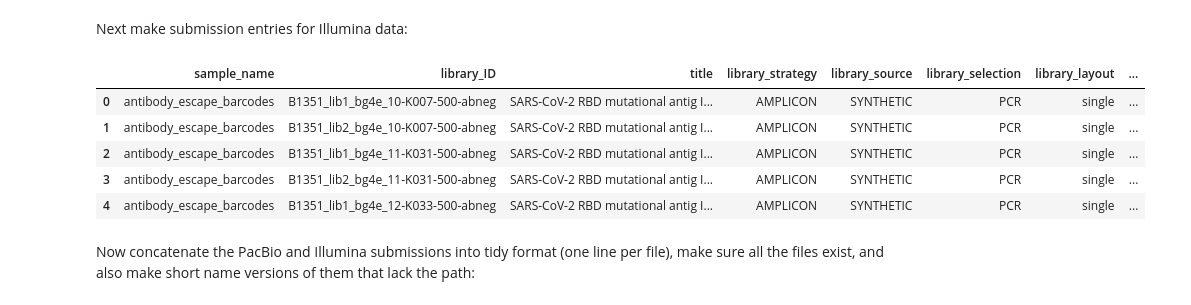
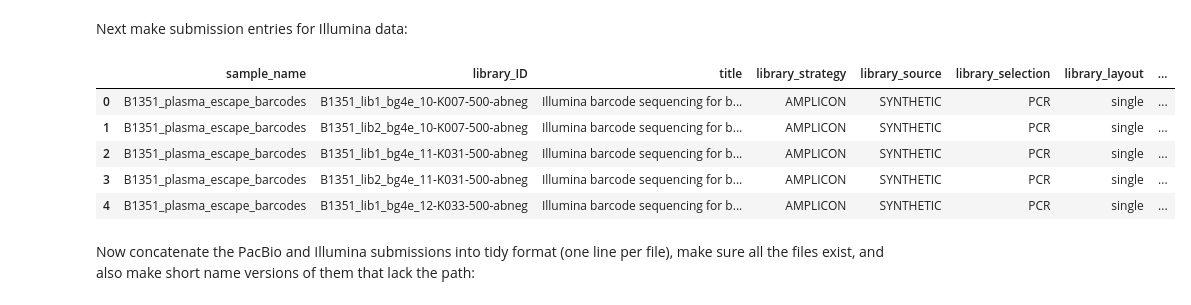
Before and after one commit to jbloomlab/SARS-CoV-2-RBD_B.1.351, a Jupyter notebook: SRA_upload/upload_to_SRA.ipynb, the cells around one changed output. Saved outputs shown, nothing was run; the diff lists cells and outputs as text; code cells hidden in the pictures.

```diff
--- a/SRA_upload/upload_to_SRA.ipynb
+++ b/SRA_upload/upload_to_SRA.ipynb
@@ -99,38 +100,38 @@ Next make submission entries for Illumina data:
 # %%
 illumina_submissions = (
     illumina_runs
     .query('experiment not in ["bg4e_6-9", "bg4e_8"]')
     .assign(
-        sample_name=lambda x: 'antibody_escape_barcodes',
+        sample_name=lambda x: 'B1351_plasma_escape_barcodes',
         library_ID=lambda x: 'B1351_' + x['library'] + '_' + x['sample'],
-        title=lambda x: 'SARS-CoV-2 RBD mutational antig Illumina barcode sequencing for ' + x['sample'],
+        title=lambda x: 'Illumina barcode sequencing for ' + x['sample'],
         library_strategy='AMPLICON',
         library_source='SYNTHETIC',
         library_selection='PCR',
         library_layout='single',
         platform='ILLUMINA',
         instrument_model='Illumina HiSeq 2500',
         design_description='PCR of barcodes from RBD variants',
         filetype='fastq',
         filename_fullpath=lambda x: x['R1'].str.split(';')
                                     .map(lambda flist: list(itertools.chain.from_iterable(glob.glob(f) for f in flist))),
         )
     .explode('filename_fullpath')
     .assign(filename_fullpath=lambda x: x['filename_fullpath'].str.strip(),
             filename=lambda x: x['filename_fullpath'].map(os.path.basename)
            )
     .drop(columns=illumina_runs.columns)
     .reset_index(drop=True)
     )
 
 illumina_submissions.head()
 # %% [output]
 |  | sample_name | library_ID | title | library_strategy | library_source | library_selection | library_layout | ... |
-| 0 | antibody_escape_barcodes | B1351_lib1_bg4e_10-K007-500-abneg | SARS-CoV-2 RBD mutational antig I... | AMPLICON | SYNTHETIC | PCR | single | ... |
-| 1 | antibody_escape_barcodes | B1351_lib2_bg4e_10-K007-500-abneg | SARS-CoV-2 RBD mutational antig I... | AMPLICON | SYNTHETIC | PCR | single | ... |
-| 2 | antibody_escape_barcodes | B1351_lib1_bg4e_11-K031-500-abneg | SARS-CoV-2 RBD mutational antig I... | AMPLICON | SYNTHETIC | PCR | single | ... |
-| 3 | antibody_escape_barcodes | B1351_lib2_bg4e_11-K031-500-abneg | SARS-CoV-2 RBD mutational antig I... | AMPLICON | SYNTHETIC | PCR | single | ... |
-| 4 | antibody_escape_barcodes | B1351_lib1_bg4e_12-K033-500-abneg | SARS-CoV-2 RBD mutational antig I... | AMPLICON | SYNTHETIC | PCR | single | ... |
+| 0 | B1351_plasma_escape_barcodes | B1351_lib1_bg4e_10-K007-500-abneg | Illumina barcode sequencing for b... | AMPLICON | SYNTHETIC | PCR | single | ... |
+| 1 | B1351_plasma_escape_barcodes | B1351_lib2_bg4e_10-K007-500-abneg | Illumina barcode sequencing for b... | AMPLICON | SYNTHETIC | PCR | single | ... |
+| 2 | B1351_plasma_escape_barcodes | B1351_lib1_bg4e_11-K031-500-abneg | Illumina barcode sequencing for b... | AMPLICON | SYNTHETIC | PCR | single | ... |
+| 3 | B1351_plasma_escape_barcodes | B1351_lib2_bg4e_11-K031-500-abneg | Illumina barcode sequencing for b... | AMPLICON | SYNTHETIC | PCR | single | ... |
+| 4 | B1351_plasma_escape_barcodes | B1351_lib1_bg4e_12-K033-500-abneg | Illumina barcode sequencing for b... | AMPLICON | SYNTHETIC | PCR | single | ... |
 # %% [markdown]
 Now concatenate the PacBio and Illumina submissions into tidy format (one line per file), make sure all the files exist, and also make short name versions of them that lack the path:
 # %%
```
Also changed, not shown: parts of 10 cells of this notebook, 3 other files.
